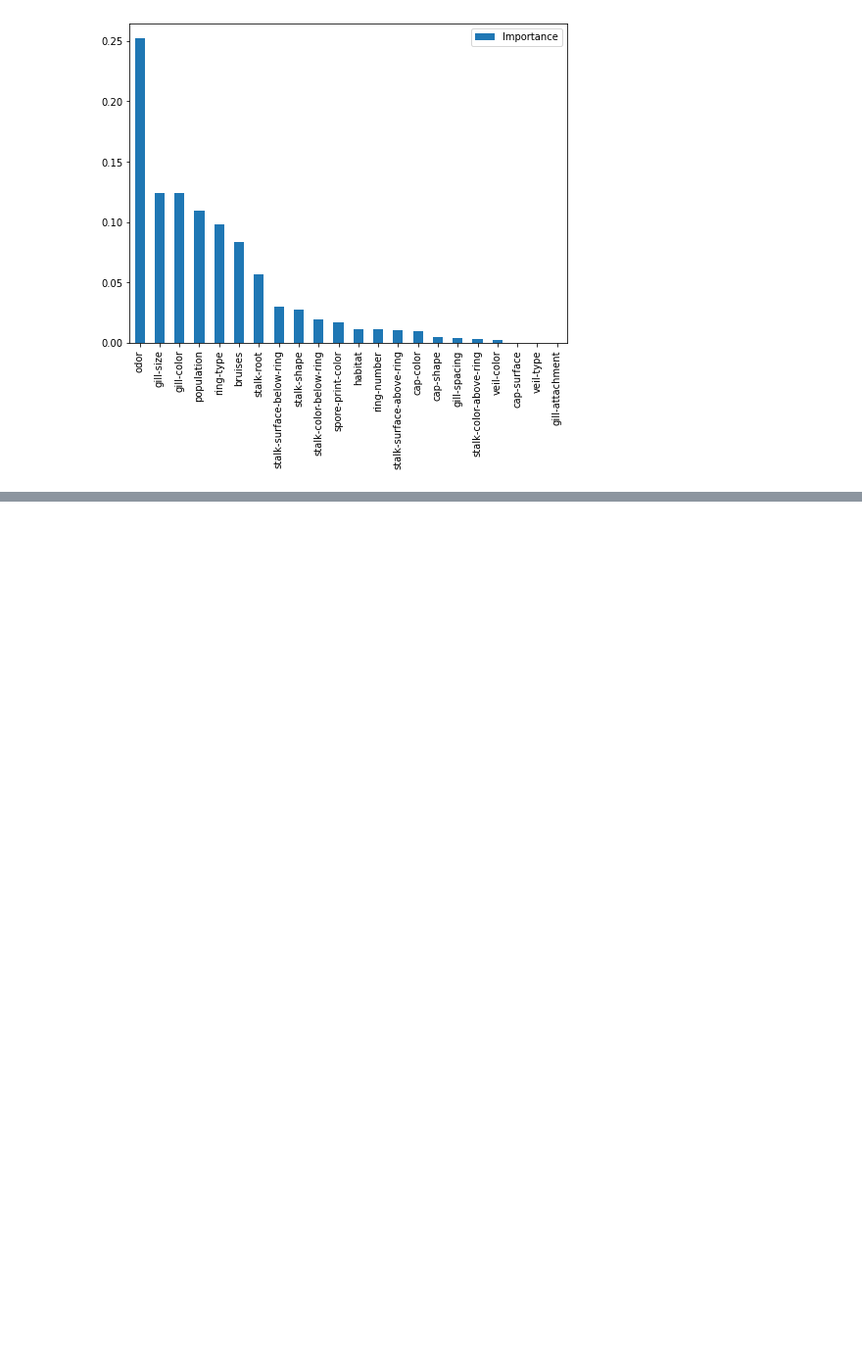
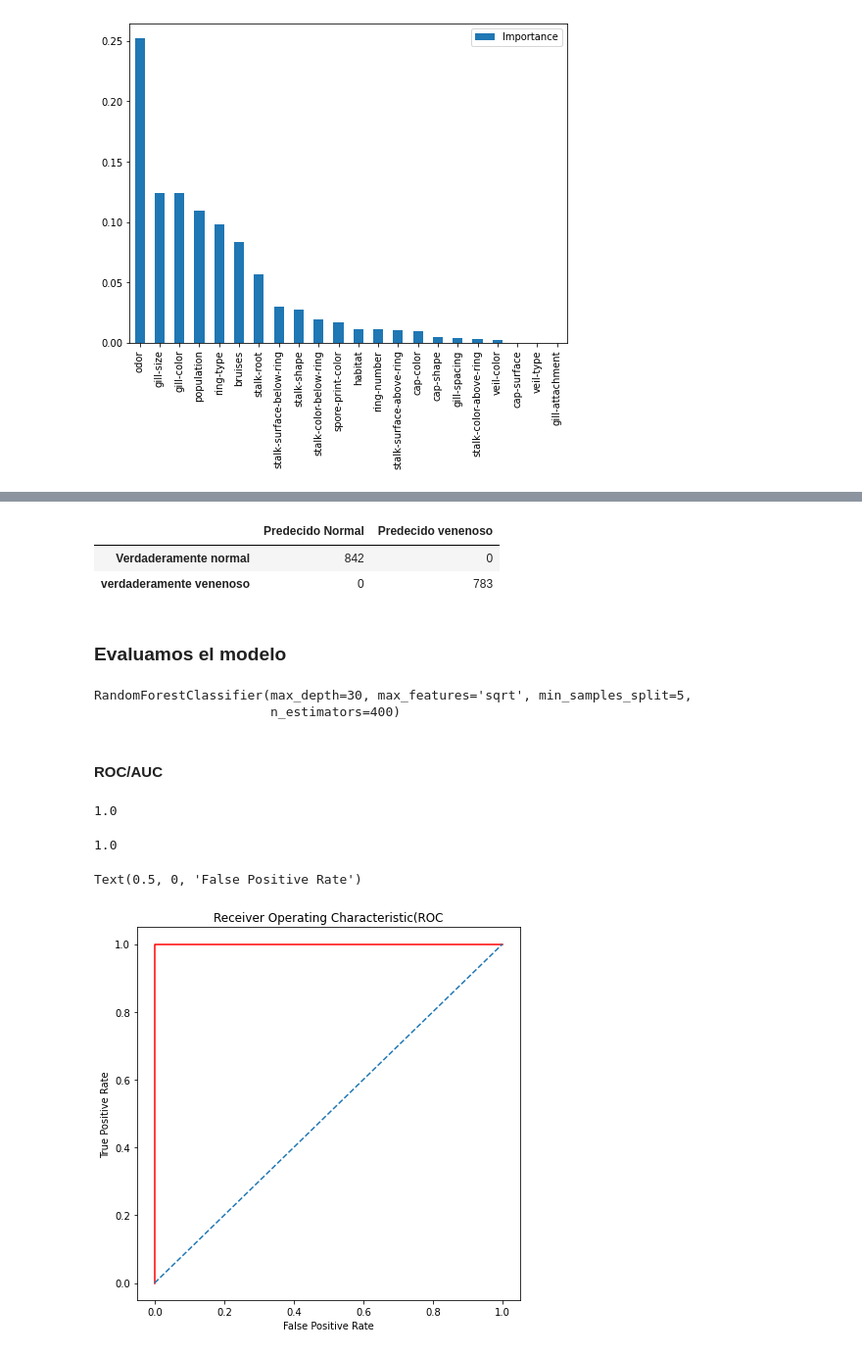
Before and after one commit to raulsomazabracho/Classification, a Jupyter notebook: Clasificacion_Hongos.ipynb, the cells around one changed output, grey strips where cells are left out. Shown at 98% size. Saved outputs shown, nothing was run; the diff lists cells and outputs as text; code cells hidden in the pictures; blank space fills up the shorter version.

```diff
--- a/Clasificacion_Hongos.ipynb
+++ b/Clasificacion_Hongos.ipynb
@@ -678,0 +730,7 @@ feat_importances.plot(kind='bar', figsize=(8,6))
+# %%
+from sklearn.ensemble import RandomForestClassifier
+rf = RandomForestClassifier()
+
+rf_random = RandomizedSearchCV(estimator = rf, param_distributions = random_grid, n_iter = 100, cv = 3, verbose=2, random_state=42, n_jobs = -1)
+
+rf_random.fit(x_train, y_train)
@@ -678,0 +752,47 @@ feat_importances.plot(kind='bar', figsize=(8,6))
+# %%
+#imprimimos matriz de confusion de la clasificacion
+from sklearn.metrics import confusion_matrix
+#predecimos
+y_predic = rf_random.predict(x_test)
+pd.DataFrame(confusion_matrix(y_test,y_predic), columns = ['Predecido Normal', 'Predecido venenoso'], index = ['Verdaderamente normal', 'verdaderamente venenoso'])
+# %% [output]
+|  | Predecido Normal | Predecido venenoso |
+| Verdaderamente normal | 842 | 0 |
+| verdaderamente venenoso | 0 | 783 |
+# %% [markdown]
+### Evaluamos el modelo
+# %%
+best_random = rf_random.best_estimator_
+print(best_random)
+# %% [output]
+RandomForestClassifier(max_depth=30, max_features='sqrt', min_samples_split=5,
+                       n_estimators=400)
+# %% [markdown]
+#### ROC/AUC
+# %%
+#AUC
+from sklearn.metrics import roc_auc_score
+
+auc_roc = metrics.roc_auc_score(y_predic,y_test)
+print(auc_roc)
+# %% [output]
+1.0
+# %%
+from sklearn.metrics import roc_curve, auc
+false_positive_rate, true_positive_rate, thresholds = roc_curve(y_test, y_predic)
+roc_auc = auc(false_positive_rate, true_positive_rate)
+roc_auc
+# %% [output]
+1.0
+# %%
+import matplotlib.pyplot as plt
+plt.figure(figsize =(7,7))
+plt.title("Receiver Operating Characteristic(ROC")
+plt.plot(false_positive_rate,true_positive_rate, color='red',label = 'AUC = %0.2f' % roc_auc)
+plt.plot([0, 1], [0, 1],linestyle='--')
+plt.axis('tight')
+plt.ylabel('True Positive Rate')
+plt.xlabel('False Positive Rate')
+# %% [output]
+Text(0.5, 0, 'False Positive Rate')
+[figure, added]
```
Also changed, not shown: parts of 45 cells of this notebook.
